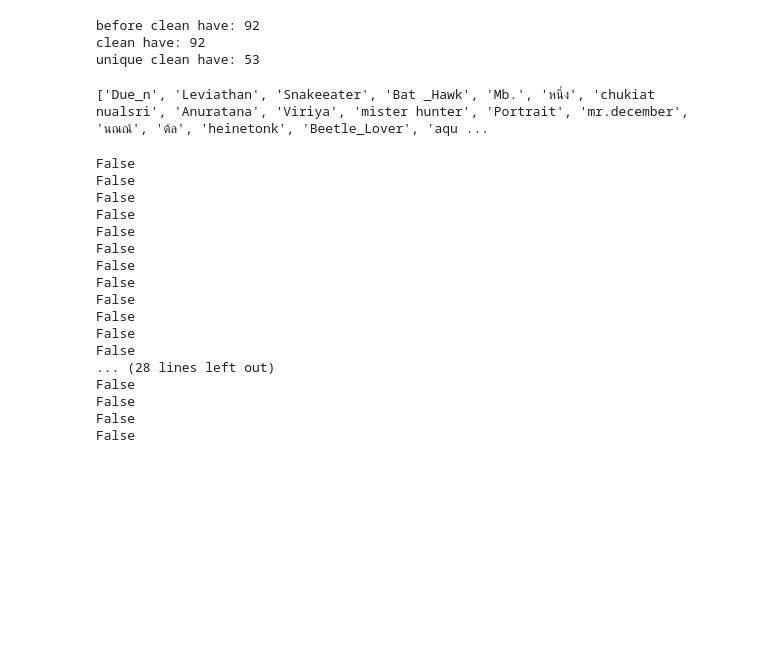
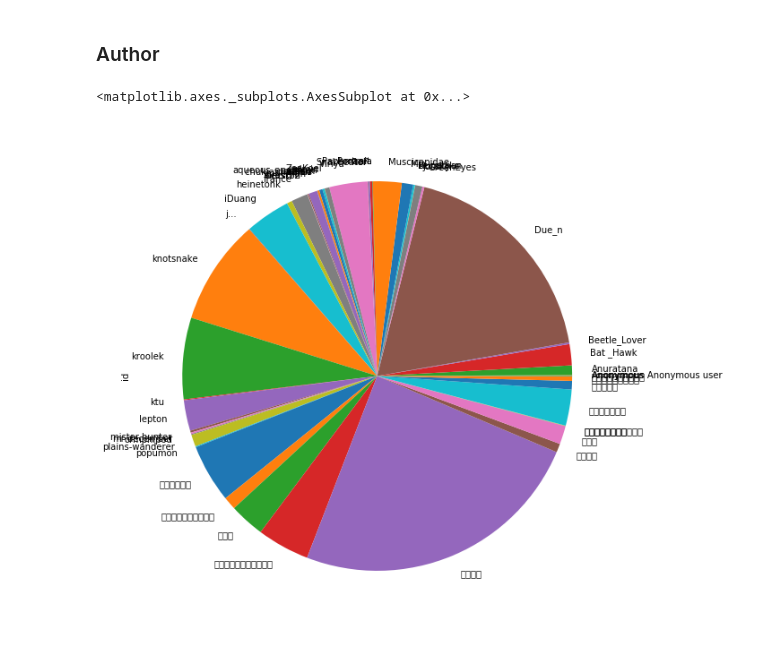
Before and after one commit to bluenex/siamensis-si, a Jupyter notebook: ipynb/si-stats.ipynb, the cells around one changed output. Saved outputs shown, nothing was run; the diff lists cells and outputs as text; code cells hidden in the pictures; blank space fills up the shorter version.

```diff
--- a/ipynb/si-stats.ipynb
+++ b/ipynb/si-stats.ipynb
@@ -6,39 +6,13 @@ from os import pardir, path
 import re
 # %%
 si_df = pd.read_json(path.join(pardir, 'si-data.json'))
-# %%
-authors = list(si_df.author.unique())
-clean_authors = [a.replace( ' Authenticated user', '') if 'Authenticated user' in a else a for a in authors]
-unique_authors = list(set(clean_authors))
-print(f'before clean have: {len(authors)}')
-print(f'clean have: {len(clean_authors)}')
-print(f'unique clean have: {len(unique_authors)}')
-# %% [output]
-before clean have: 92
-clean have: 92
-unique clean have: 53
-# %%
-print(unique_authors)
-# %% [output]
-['Due_n', 'Leviathan', 'Snakeeater', 'Bat _Hawk', 'Mb.', 'หนึ่ง', 'chukiat nualsri', 'Anuratana', 'Viriya', 'mister hunter', 'Portrait', 'mr.december', 'นณณ์', 'ต้ล', 'heinetonk', 'Beetle_Lover', 'aqu ...
-# %%
-for ind, node in si_df[si_df['rank'] == 'Phylum'].parents.iteritems():
-    print('700' in node)
-# %% [output]
-False
-False
-False
-False
-False
-False
-False
-False
-False
-False
-False
-False
-... (28 lines left out)
-False
-False
-False
-False
+# %% [markdown]
+### Author
+# %%
+si_df.update(si_df.author.apply(lambda x: x.replace( ' Authenticated user', '')))
+# %%
+plt.figure(figsize=(10,10))
+si_df.groupby('author').id.count().plot(kind='pie')
+# %% [output]
+<matplotlib.axes._subplots.AxesSubplot at 0x...>
+[figure, added]
```
Also changed, not shown: parts of 2 cells of this notebook, 1 other file.
